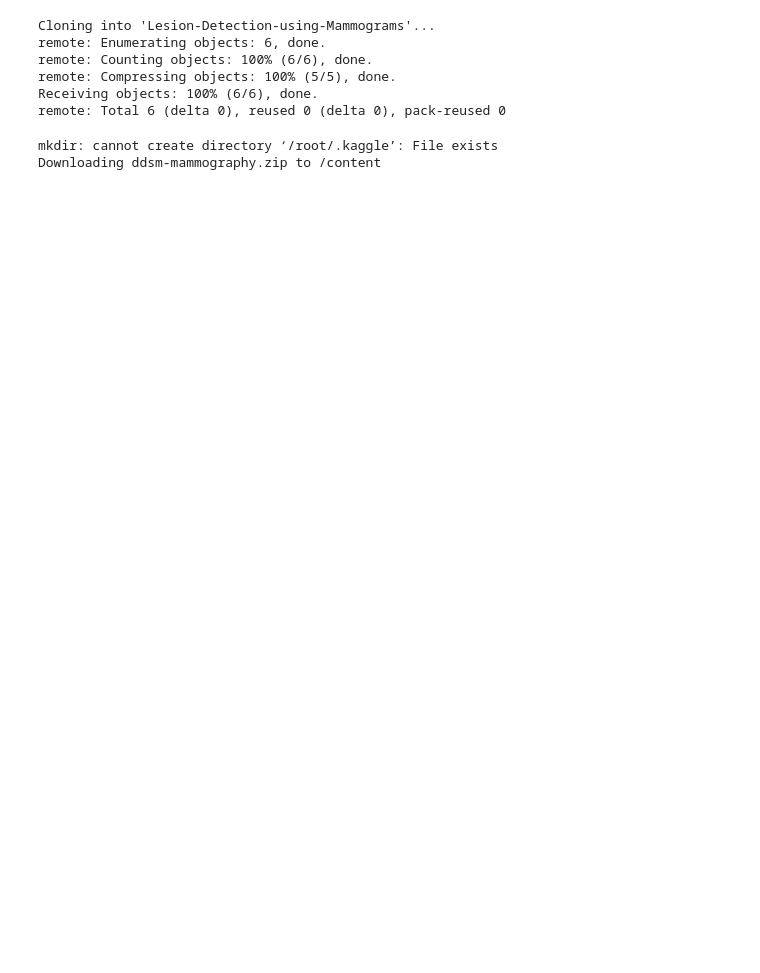
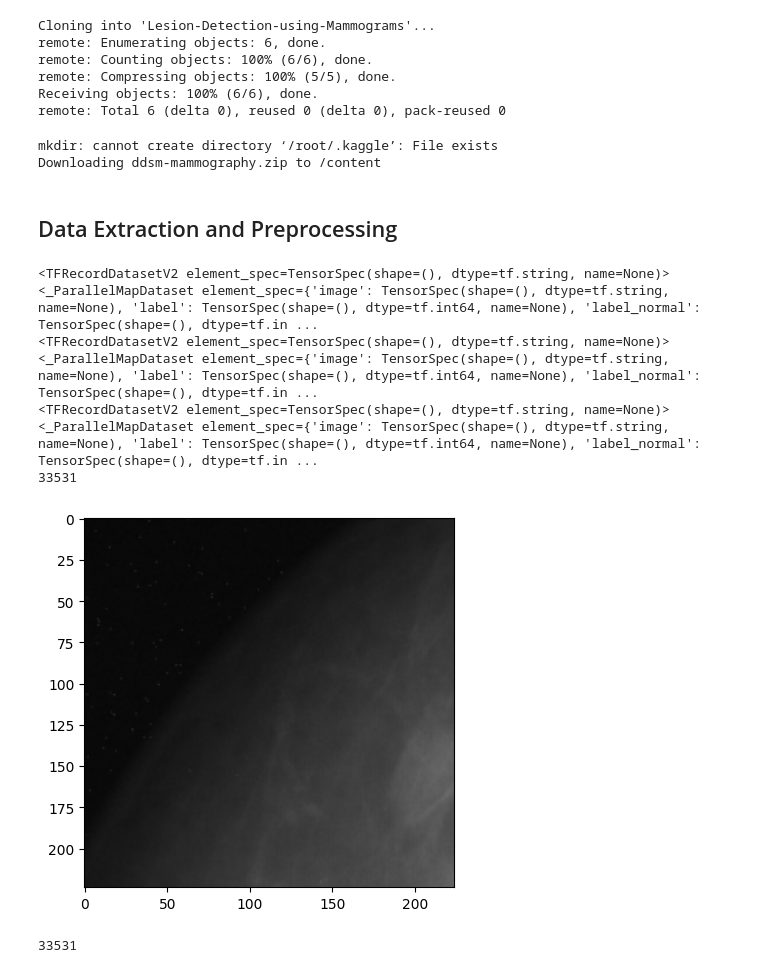
Before and after one commit to Jawakar-7/Lesion-Detection-using-Mammograms, a Jupyter notebook: Lesions_Detection.ipynb, the cells around one changed output. Saved outputs shown, nothing was run; the diff lists cells and outputs as text; code cells hidden in the pictures; blank space fills up the shorter version.

Commit message:
Data Preprocessing

```diff
--- a/Lesions_Detection.ipynb
+++ b/Lesions_Detection.ipynb
@@ -24,0 +47,2 @@ with zipfile.ZipFile(path, 'r') as zip_ref:
+# %% [markdown]
+## Data Extraction and Preprocessing
@@ -24,0 +53,55 @@ with zipfile.ZipFile(path, 'r') as zip_ref:
+# %%
+def read_data(filename):
+    full_dataset = tf.data.TFRecordDataset(filename,num_parallel_reads=tf.data.experimental.AUTOTUNE)
+    print(full_dataset)
+    full_dataset = full_dataset.shuffle(buffer_size=31000)
+    full_dataset = full_dataset.cache()
+    print("Size of Training Dataset: ", len(list(full_dataset)))
+
+    feature_dictionary = {
+    'label': tf.io.FixedLenFeature([], tf.int64),
+    'label_normal': tf.io.FixedLenFeature([], tf.int64),
+    'image': tf.io.FixedLenFeature([], tf.string)
+    }
+
+    full_dataset = full_dataset.map(_parse_function, num_parallel_calls=tf.data.experimental.AUTOTUNE)
+    print(full_dataset)
+    i=0
+    for image_features in full_dataset:
+        i+=1
+        image = image_features['image'].numpy()
+        image = tf.io.decode_raw(image_features['image'], tf.uint8)
+        image = tf.reshape(image, [299, 299])
+        image=image.numpy()
+        image=cv2.resize(image,(Image_height,Image_width))
+        image=cv2.merge([image,image,image])
+
+        images.append(image)
+        labels.append(image_features['label_normal'].numpy())
+        if i<=1:
+          plt.imshow(image)
+          print(image_features['label_normal'].numpy())
+    del i
+# %%
+filenames=[
+    '/content/data/training10_0/training10_0.tfrecords',
+    '/content/data/training10_1/training10_1.tfrecords',
+    '/content/data/training10_2/training10_2.tfrecords',
+
+          ]
+
+for file in filenames:
+    read_data(file)
+# %% [output]
+<TFRecordDatasetV2 element_spec=TensorSpec(shape=(), dtype=tf.string, name=None)>
+<_ParallelMapDataset element_spec={'image': TensorSpec(shape=(), dtype=tf.string, name=None), 'label': TensorSpec(shape=(), dtype=tf.int64, name=None), 'label_normal': TensorSpec(shape=(), dtype=tf.in ...
+<TFRecordDatasetV2 element_spec=TensorSpec(shape=(), dtype=tf.string, name=None)>
+<_ParallelMapDataset element_spec={'image': TensorSpec(shape=(), dtype=tf.string, name=None), 'label': TensorSpec(shape=(), dtype=tf.int64, name=None), 'label_normal': TensorSpec(shape=(), dtype=tf.in ...
+<TFRecordDatasetV2 element_spec=TensorSpec(shape=(), dtype=tf.string, name=None)>
+<_ParallelMapDataset element_spec={'image': TensorSpec(shape=(), dtype=tf.string, name=None), 'label': TensorSpec(shape=(), dtype=tf.int64, name=None), 'label_normal': TensorSpec(shape=(), dtype=tf.in ...
+33531
+[figure, added]
+# %%
+print(len(images))
+# %% [output]
+33531
```
Also changed, not shown: parts of 4 cells of this notebook.
